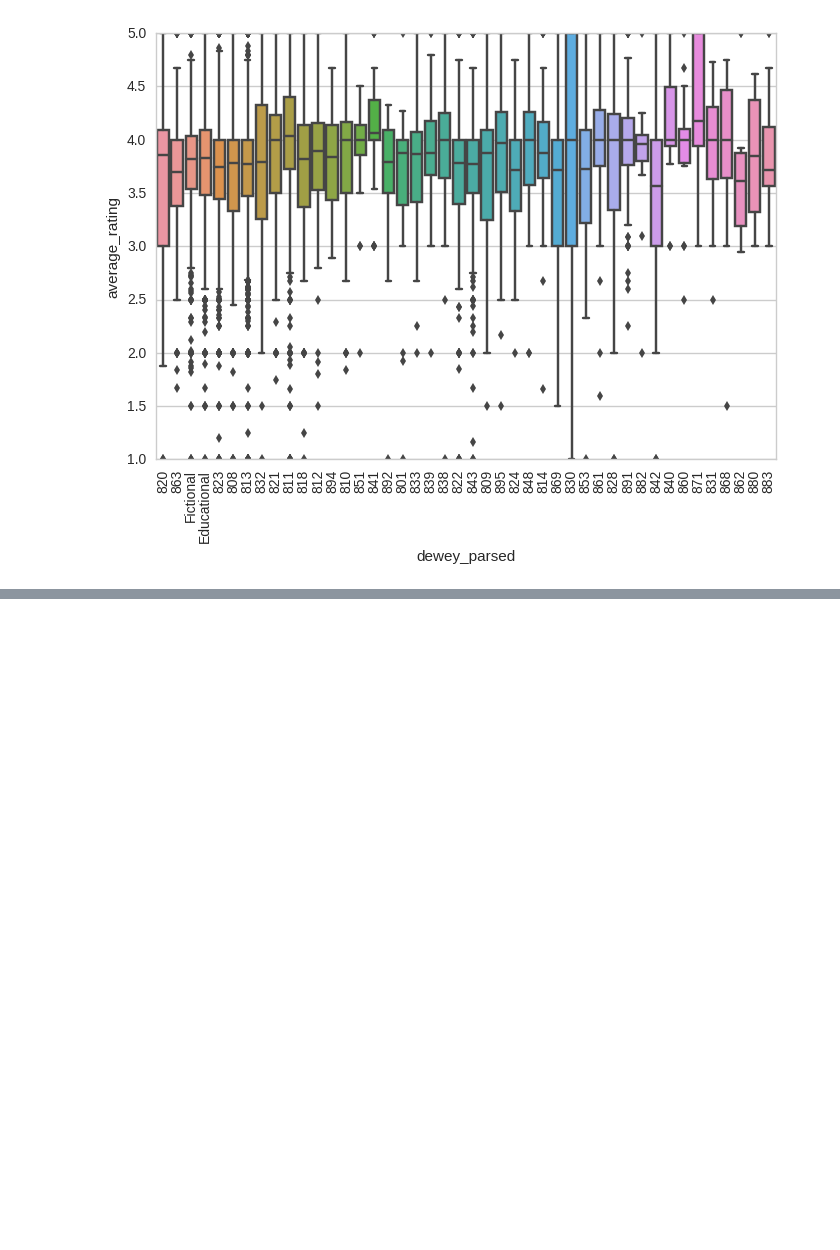
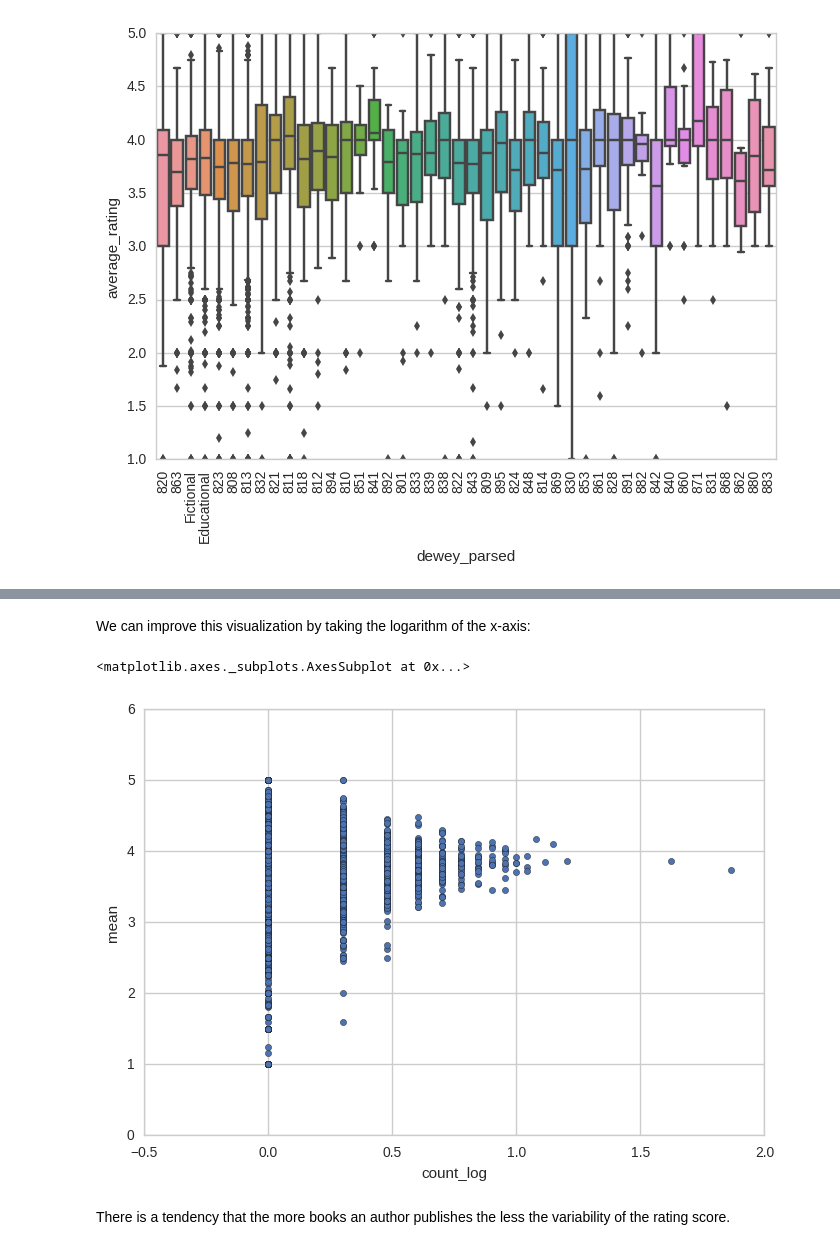
Before and after one commit to klitonandrea/BookRatings, a Jupyter notebook: Story telling with book ratings.ipynb, the cells around one changed output, grey strips where cells are left out. Drawn from its saved outputs; the diff is of its cells as text; code cells hidden in the pictures; blank space fills up the shorter version.

```diff
--- a/Story telling with book ratings.ipynb
+++ b/Story telling with book ratings.ipynb
@@ -217,3 +255,13 @@ for item in GenreRatingGR.get_xticklabels():
+# %% [markdown]
+We can improve this visualization by taking the logarithm of the x-axis:
+# %%
+authAverageCount['count_log'] = authAverageCount['count'].apply(lambda x: pd.np.log10(x))
+authAverageCount.plot(kind='scatter', x='count_log', y='mean')
+# %% [output]
+<matplotlib.axes._subplots.AxesSubplot at 0x...>
+[figure, added]
+# %% [markdown]
+There is a tendency that the more books an author publishes the less the variability of the rating score.
 # %%
 ax = plt.subplot(111)
 ax.spines["top"].set_visible(False)
```
Also changed, not shown: parts of 20 cells of this notebook.
